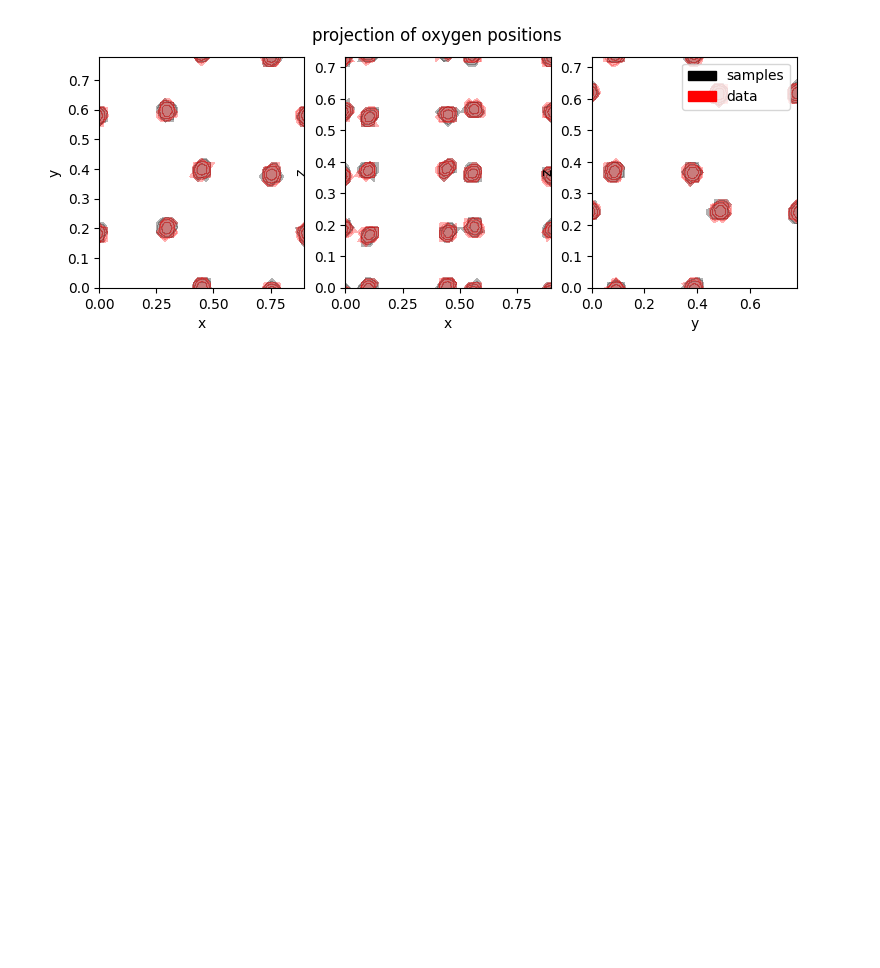
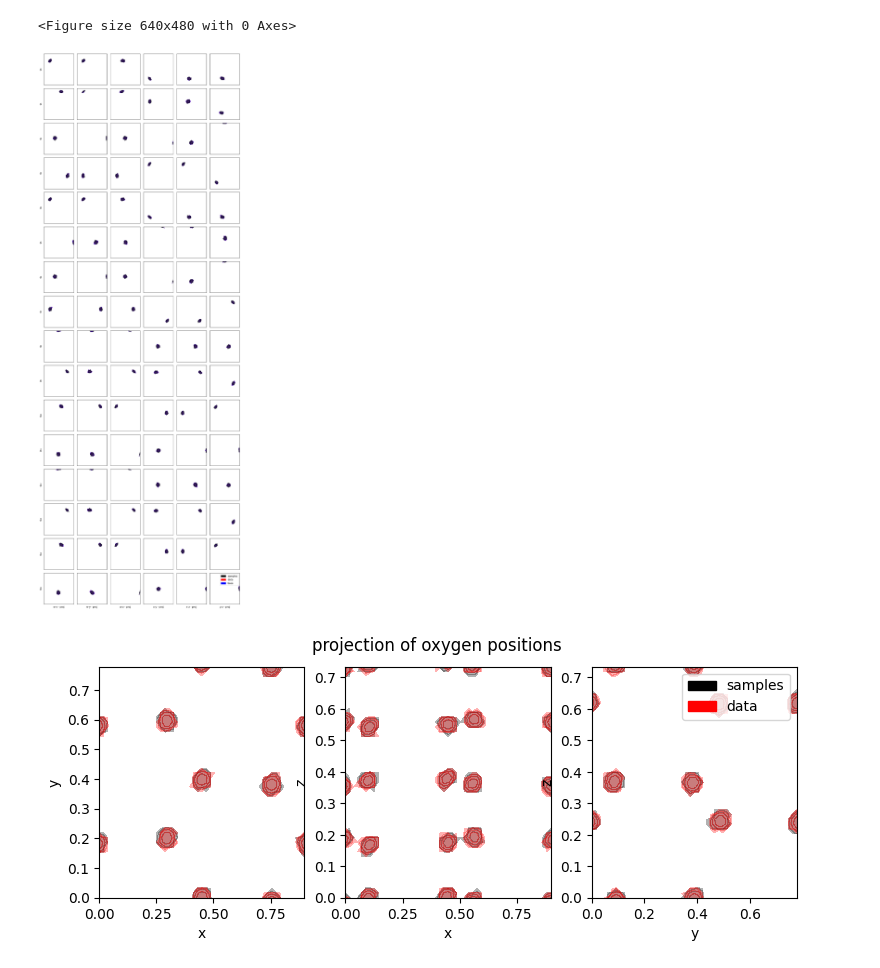
Before and after one commit to noegroup/rigid-flows, a Jupyter notebook: model_working.ipynb, the cells around one changed output. Drawn from its saved outputs; the diff is of its cells as text; code cells hidden in the pictures; blank space fills up the shorter version.

```diff
--- a/model_working.ipynb
+++ b/model_working.ipynb
@@ -109,0 +78,9 @@ plt.scatter(*np.array(foo[:, (1, 2)]).T)
+# %%
+import jax.numpy as jnp
+
+q, *_ = jax.vmap(jax.vmap(from_euclidean))(data.pos.reshape(-1, 16, 4, 3)[:1000, :, :3])
+
+sign = jnp.sign(
+    jnp.sum(q * q[(0,), :, :], axis=-1)
+)
+q = q * sign[:, :, None]
@@ -109,0 +94,6 @@ plt.scatter(*np.array(foo[:, (1, 2)]).T)
+# %%
+rot_prior = RotationPrior(
+    data
+)
+# %%
+q_ = jax.vmap(rot_prior.sample)(jax.random.split(next(chain), 1000))
@@ -110,3 +102,10 @@ plt.scatter(*np.array(foo[:, (1, 2)]).T)
+# %%
+plot_quaternions(
+    q[:1000], q_[:1000], q[:1000], np.arange(16)
+);
+# %% [output]
+<Figure size 640x480 with 0 Axes>
+[figure, added]
 # %%
 from rigid_flows.reporting import plot_oxygen_positions
 plot_oxygen_positions(foo.reshape(-1, 16, 3), oxy.reshape(-1, 16, 3), density.box)
```
Also changed, not shown: parts of 9 cells of this notebook, 6 other files.
